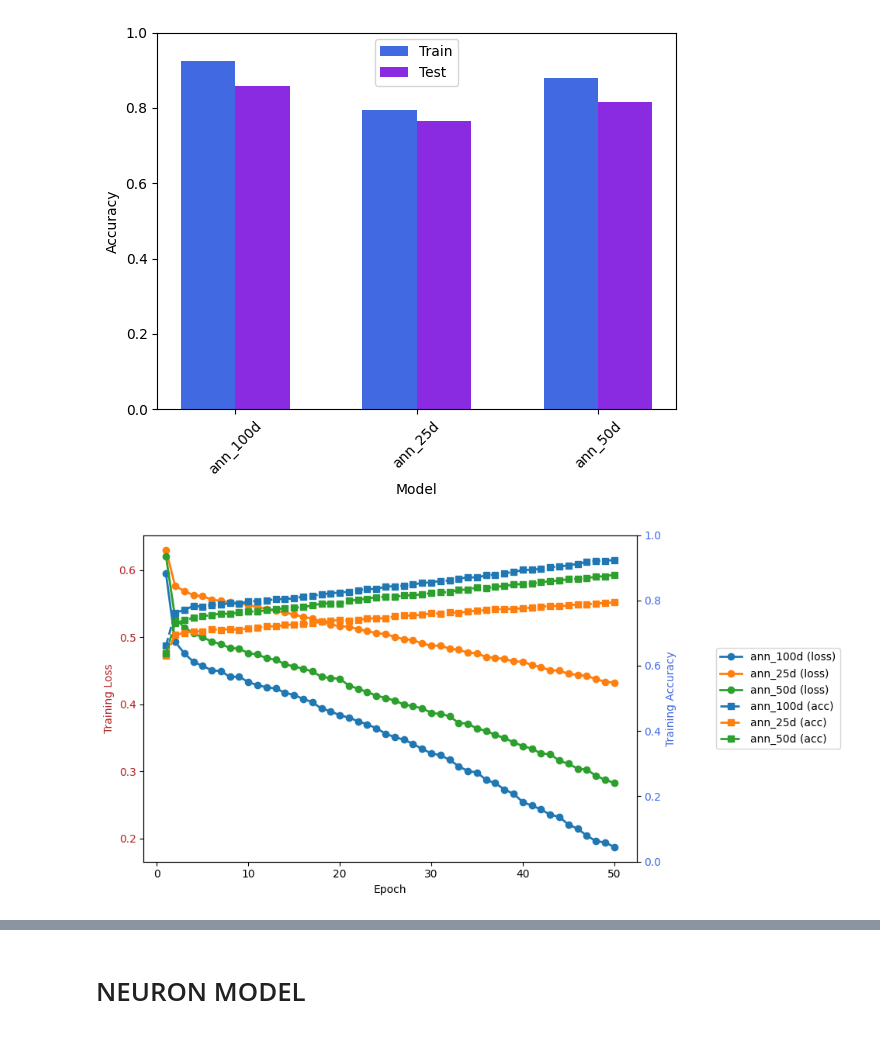
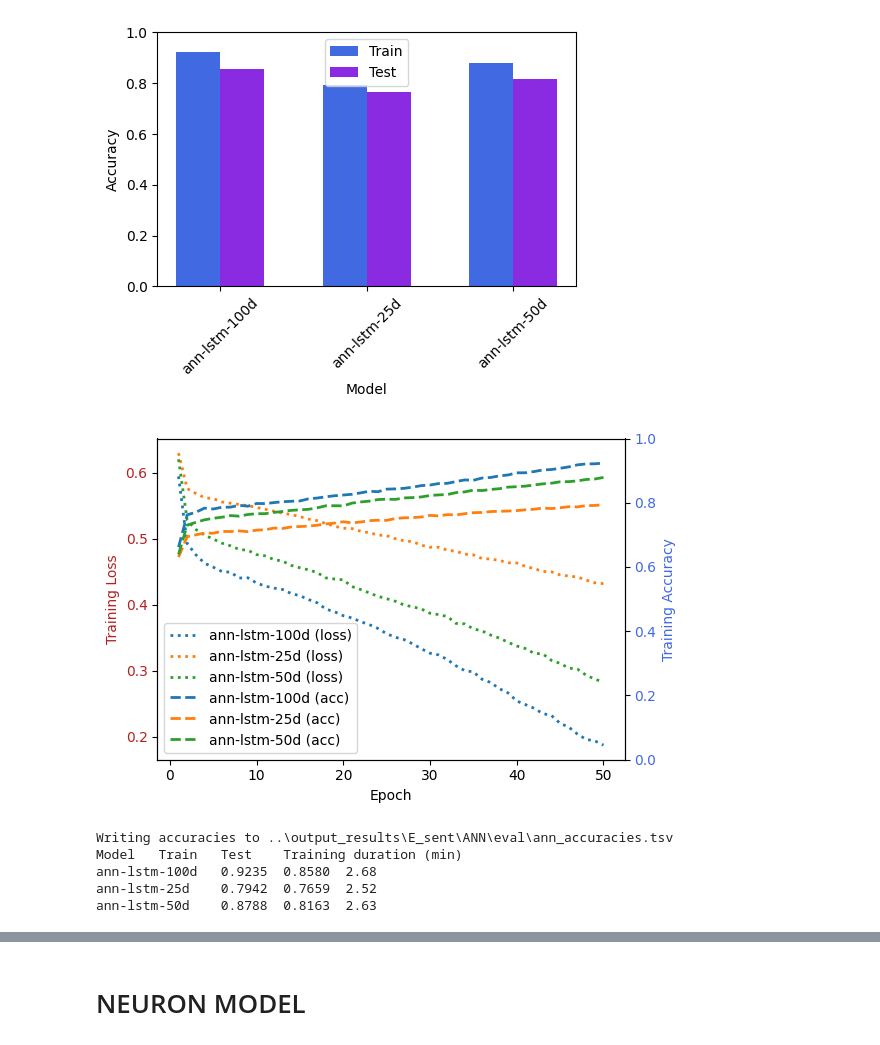
Before and after one commit to Rolands-Laucis/snn4nlp, a Jupyter notebook: experiments/E_sent-main-2-viz.ipynb, the cells around one changed output, grey strips where cells are left out. Drawn from its saved outputs; the diff is of its cells as text; code cells hidden in the pictures.

```diff
--- a/experiments/E_sent-main-2-viz.ipynb
+++ b/experiments/E_sent-main-2-viz.ipynb
@@ -83,6 +117,7 @@ import matplotlib.pyplot as plt
 from pathlib import Path
 from glob import glob
 import numpy as np
+from datetime import datetime
 
 from viz_util import colors
 
@@ -93,6 +128,7 @@ if not files:
 file_labels = []
 train_accuracies = []
 test_accuracies = []
+training_duration_min = []
 epoch_losses_list = []
 epoch_accuracies_list = []
 
@@ -101,9 +137,14 @@ for file_path in files:
         data = json.load(file)
 
     file_name = Path(file_path).name
-    file_labels.append('_'.join(str(Path(file_path).stem).split('_')[0:2]))
+    file_labels.append('-'.join(['ann-lstm', str(Path(file_path).stem).split('_')[1]]))
     train_accuracies.append(data['results']['epoch_train_accuracy'][-1])
     test_accuracies.append(data['results']['test_accuracy'])
+
+    start = datetime.strptime(data['training_config']['training_start_date'], '%Y-%m-%d %H:%M:%S')
+    end = datetime.strptime(data['training_config']['training_end_date'], '%Y-%m-%d %H:%M:%S')
+
+    training_duration_min.append((end - start).total_seconds() / 60.0)
     epoch_losses_list.append(data['results']['epoch_train_loss'])
     epoch_accuracies_list.append(data['results']['epoch_train_accuracy'])
 
@@ -111,7 +152,7 @@ for file_path in files:
 x = np.arange(len(files))
 width = 0.3
 
-fig, ax = plt.subplots(figsize=(6, 5))
+fig, ax = plt.subplots(figsize=(5, 4))
 ax.bar(x - width / 2, train_accuracies, width, label='Train', color=colors.train_accuracy)
 ax.bar(x + width / 2, test_accuracies, width, label='Test', color=colors.test_accuracy)
 ax.set_xlabel('Model')
@@ -122,36 +163,54 @@ ax.set_xticklabels(file_labels, rotation=45)
 ax.legend()
 plt.tight_layout()
 plt.show()
 
 # Second plot: lines with dual y-axis (loss and accuracy over epochs)
-fig, ax1 = plt.subplots(figsize=(10, 5))
+fig, ax1 = plt.subplots(figsize=(6, 4))
 
 # Plot loss on left y-axis
 for loss_vals, label in zip(epoch_losses_list, file_labels):
     epochs = np.arange(1, len(loss_vals) + 1)
-    ax1.plot(epochs, loss_vals, marker='o', label=f'{label} (loss)', linewidth=2)
+    ax1.plot(epochs, loss_vals, linestyle=':', label=f'{label} (loss)', linewidth=2)
 
 ax1.set_xlabel('Epoch')
 ax1.set_ylabel('Training Loss', color=colors.loss)
 ax1.tick_params(axis='y', labelcolor=colors.loss)
 
 # Create right y-axis for accuracy
 ax2 = ax1.twinx()
 for acc_vals, label in zip(epoch_accuracies_list, file_labels):
     epochs = np.arange(1, len(acc_vals) + 1)
-    ax2.plot(epochs, acc_vals, marker='s', linestyle='--', label=f'{label} (acc)', linewidth=2)
+    ax2.plot(epochs, acc_vals, linestyle='--', label=f'{label} (acc)', linewidth=2)
 
 ax2.set_ylabel('Training Accuracy', color=colors.train_accuracy)
 ax2.tick_params(axis='y', labelcolor=colors.train_accuracy)
 ax2.set_ylim(0, 1)
 
 # Combine legends from both axes
 lines1, labels1 = ax1.get_legend_handles_labels()
 lines2, labels2 = ax2.get_legend_handles_labels()
-ax1.legend(lines1 + lines2, labels1 + labels2, loc='center left', bbox_to_anchor=(1.15, 0.5))
+ax1.legend(lines1 + lines2, labels1 + labels2, loc='lower left')
 
 plt.tight_layout()
 plt.show()
+
+out_dir = Path(files[0]).parent / "eval"
+out_dir.mkdir(exist_ok=True)
+out_file_path = out_dir / 'ann_accuracies.tsv'
+print(f'Writing accuracies to {out_file_path}')
+with open(out_file_path, 'w', encoding='utf-8') as summary_file:
+     summary_file.write('Model\tTrain accuracy\tTest accuracy\tTraining duration (min)\n')
+     for label, train_accuracy, test_accuracy, duration_min in zip(file_labels, train_accuracies, test_accuracies, training_duration_min):
+         summary_file.write(f'{label}\t{train_accuracy*100:.2f}\t{test_accuracy*100:.2f}\t{duration_min:.2f}\n')
+
+print('Model\tTrain\tTest\tTraining duration (min)')
+for label, train_accuracy, test_accuracy, duration_min in zip(file_labels, train_accuracies, test_accuracies, training_duration_min):
+    print(f'{label}\t{train_accuracy:.4f}\t{test_accuracy:.4f}\t{duration_min:.2f}')
 # %% [output]
-[figure, old version]
+[figure, new version]
-[figure, old version]
+[figure, new version]
+Writing accuracies to ..\output_results\E_sent\ANN\eval\ann_accuracies.tsv
+Model   Train   Test    Training duration (min)
+ann-lstm-100d   0.9235  0.8580  2.68
+ann-lstm-25d    0.7942  0.7659  2.52
+ann-lstm-50d    0.8788  0.8163  2.63
```
Also changed, not shown: parts of 4 cells of this notebook, 1 other file.
